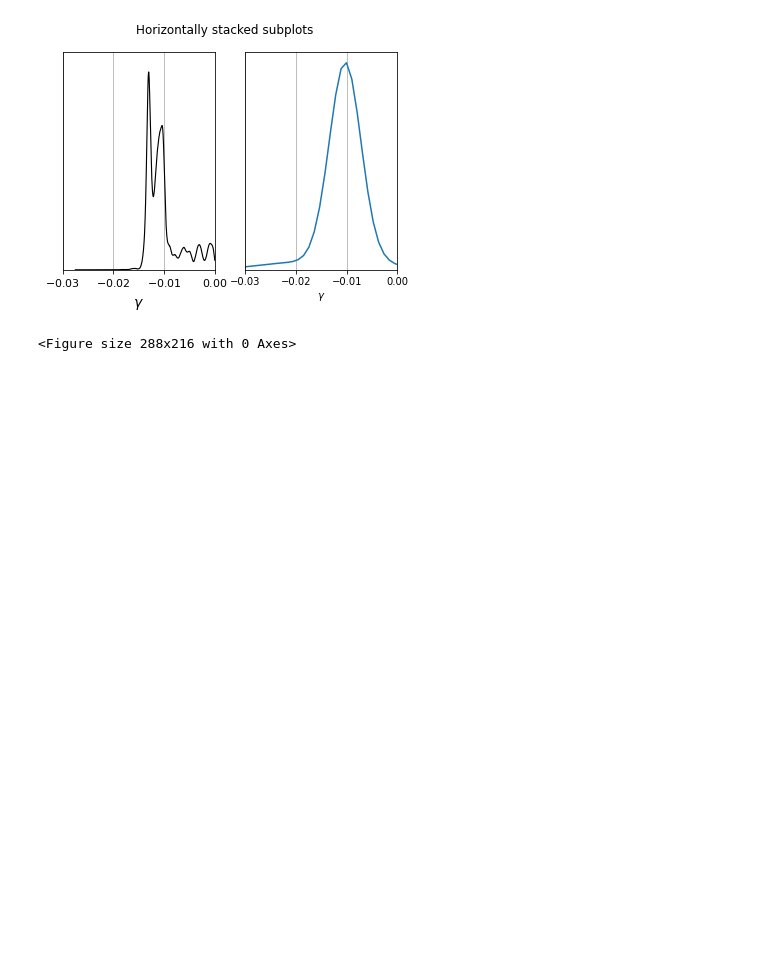
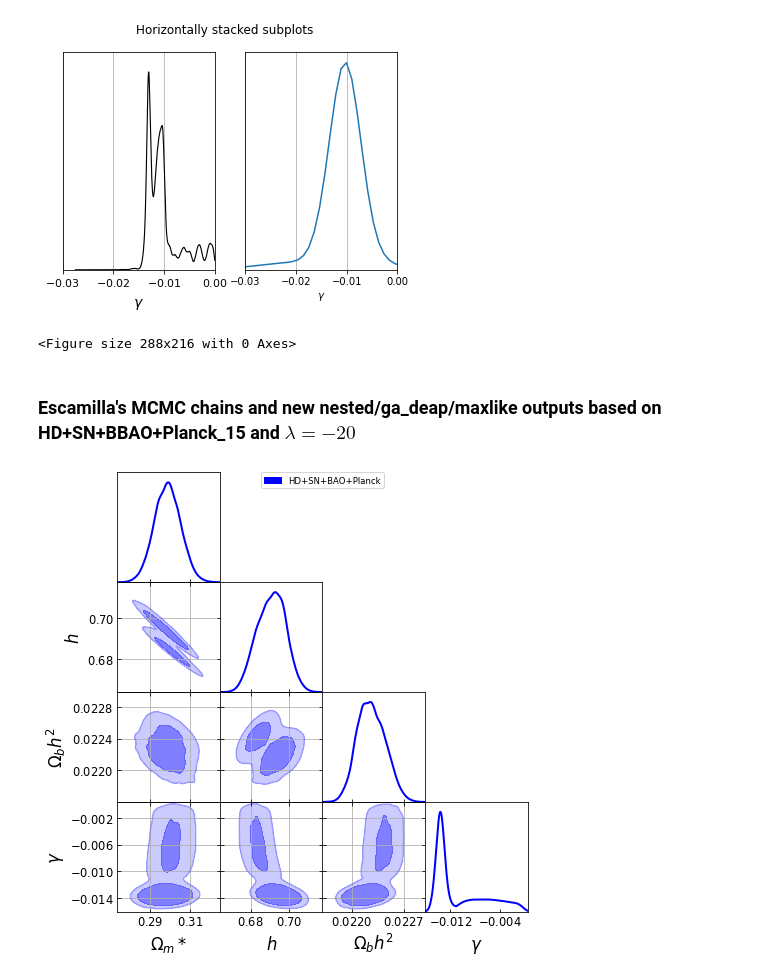
Before and after one commit to igomezv/cosmo_tools, a Jupyter notebook: models/genetic_paper/plots.ipynb, the cells around one changed output. Drawn from its saved outputs; the diff is of its cells as text; code cells hidden in the pictures; blank space fills up the shorter version.

Commit message:
update notebook for genetic paper

```diff
--- a/models/genetic_paper/plots.ipynb
+++ b/models/genetic_paper/plots.ipynb
@@ -755,3 +755,46 @@ ax2.grid(axis='x')
 # %% [output]
 [figure]
 <Figure size 288x216 with 0 Axes>
+# %% [markdown]
+### Escamilla's MCMC chains and new nested/ga_deap/maxlike outputs based on HD+SN+BBAO+Planck_15 and $\lambda = -20$
+# %%
+dir_name_le = '/home/isidro/Documents/github/cosmo_tools/models/genetic_paper/chains_graduated_LE'
+root_le = 'Grad_nega_20_phy_Planck_15+BBAO+SN+HD'
+
+g= plots.getSubplotPlotter(chain_dir = dir_name_le,width_inch=7,
+                            analysis_settings={'smooth_scale_2D': 0.2, 'smooth_scale_1D': 0.2, 'ignore_rows': 0.2})
+g.settings.axes_fontsize = 15
+g.settings.lab_fontsize = 20
+g.settings.colorbar_axes_fontsize=20
+g.settings.colorbar_label_rotation= 0
+g.settings.alpha_filled_add =0.9
+g.settings.scatter_size = 9
+g.settings.lw_contour=3
+g.settings.colormap_scatter= 'hsv'
+g.triangle_plot(root_le,
+                 ['Om','h', 'Obh2', 'ggama'],
+                contour_args=[{'lw':3, 'color':'blue', 'ls':'-'},
+                              {'lw':2, 'color':'red', 'ls':'-'},
+                              {'lw':2, 'color':'green', 'ls':'-'},
+                              {'lw':2, 'color':'gray', 'ls':'-'}], filled=True,
+                alphas=[0.5, 0.7, 0.8, 0.9], legend_labels= ['HD+SN+BAO+Planck'],
+                line_args=[{'lw':2, 'color':'blue'}, {'lw':2, 'color':'red', 'ls':'-'},
+                {'lw':2, 'color':'green'}, {'lw':2, 'color':'gray'}], contour_colors=['blue','red', 'green', 'gray'])
+                #,plot_3d_with_param='alpha')
+
+
+g.subplots[1,0].grid(True)
+g.subplots[2,0].grid(True)
+g.subplots[3,0].grid(True)
+g.subplots[2,1].grid(True)
+g.subplots[3,1].grid(True)
+g.subplots[3,2].grid(True)
+
+# g.subplots[1,0].set_ylim(-0.5, 1.5)
+# #
+# g.subplots[1,1].set_xlim(-0.05, 1.8)
+
+# g.subplots[0,0].set_title('Phantom', fontsize=20)
+# g.export('Phantom2.pdf')
+# %% [output]
+[figure, added]
```
Also changed, not shown: parts of 2 cells of this notebook.
